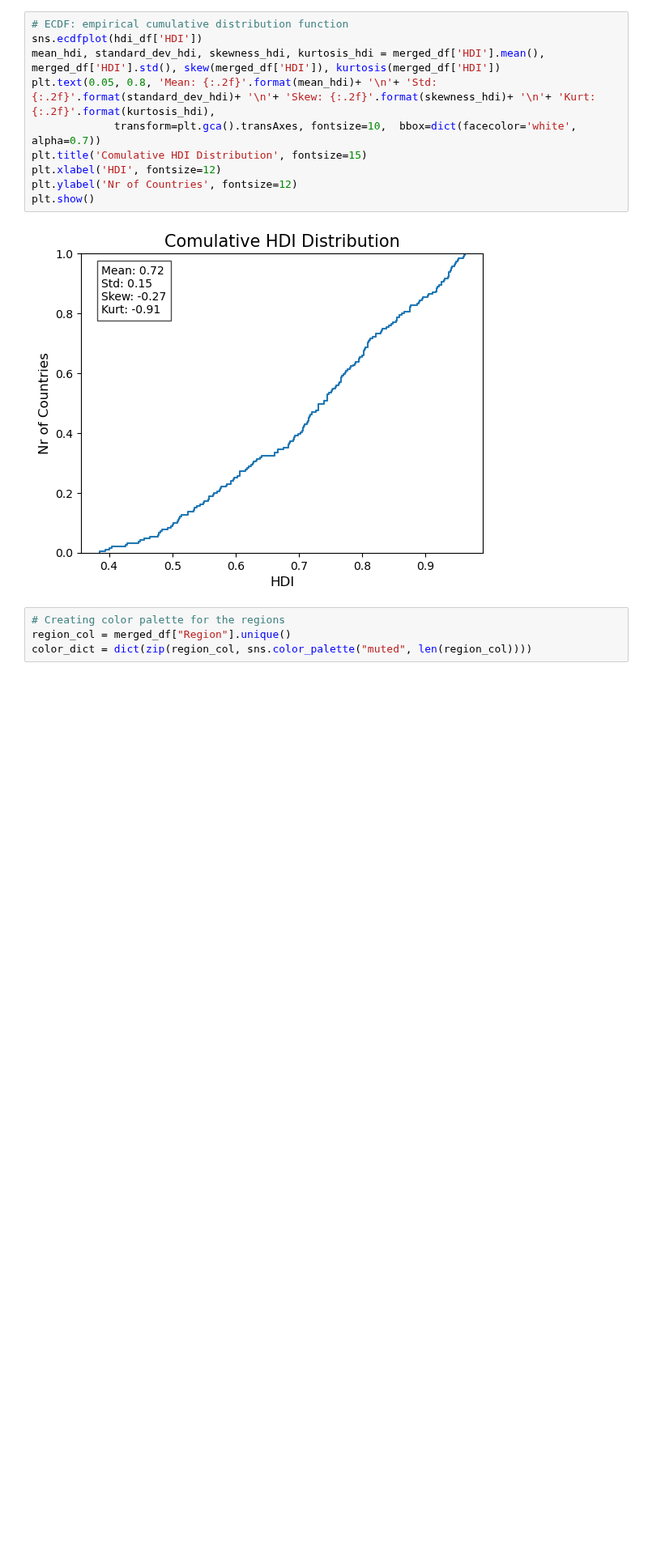
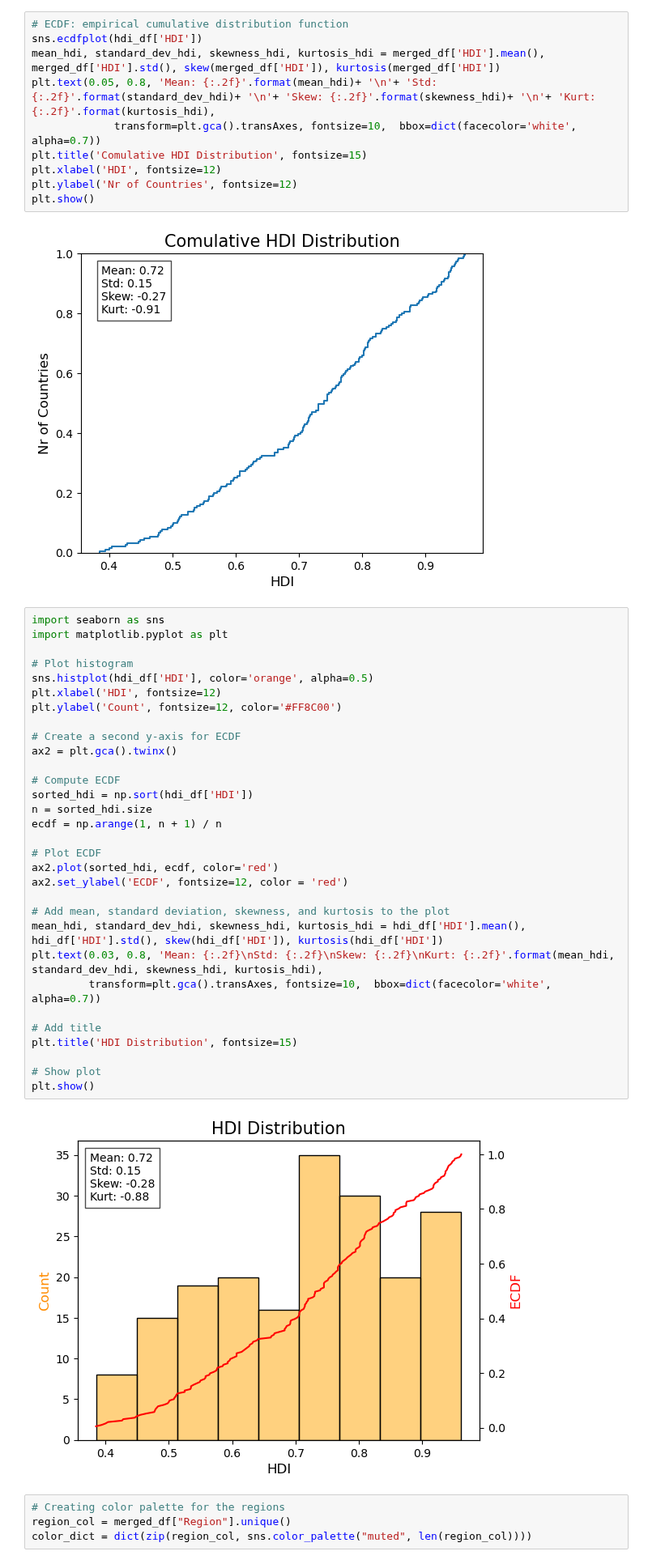
Before and after one commit to jakthehut/HDI-IQ-Analysis, a Jupyter notebook: hdi_iq_analysis.ipynb, the cells around one changed output. Shown at 81% size. Drawn from its saved outputs; the diff is of its cells as text; blank space fills up the shorter version.

Commit message:
merged two distribution plots

```diff
--- a/hdi_iq_analysis.ipynb
+++ b/hdi_iq_analysis.ipynb
@@ -613,6 +613,39 @@ plt.ylabel('Nr of Countries', fontsize=12)
 plt.show()
 # %% [output]
 [figure]
+# %%
+import seaborn as sns
+import matplotlib.pyplot as plt
+
+# Plot histogram
+sns.histplot(hdi_df['HDI'], color='orange', alpha=0.5)
+plt.xlabel('HDI', fontsize=12)
+plt.ylabel('Count', fontsize=12, color='#FF8C00')
+
+# Create a second y-axis for ECDF
+ax2 = plt.gca().twinx()
+
+# Compute ECDF
+sorted_hdi = np.sort(hdi_df['HDI'])
+n = sorted_hdi.size
+ecdf = np.arange(1, n + 1) / n
+
+# Plot ECDF
+ax2.plot(sorted_hdi, ecdf, color='red')
+ax2.set_ylabel('ECDF', fontsize=12, color = 'red')
+
+# Add mean, standard deviation, skewness, and kurtosis to the plot
+mean_hdi, standard_dev_hdi, skewness_hdi, kurtosis_hdi = hdi_df['HDI'].mean(), hdi_df['HDI'].std(), skew(hdi_df['HDI']), kurtosis(hdi_df['HDI'])
+plt.text(0.03, 0.8, 'Mean: {:.2f}\nStd: {:.2f}\nSkew: {:.2f}\nKurt: {:.2f}'.format(mean_hdi, standard_dev_hdi, skewness_hdi, kurtosis_hdi),
+         transform=plt.gca().transAxes, fontsize=10,  bbox=dict(facecolor='white', alpha=0.7))
+
+# Add title
+plt.title('HDI Distribution', fontsize=15)
+
+# Show plot
+plt.show()
+# %% [output]
+[figure, added]
 # %%
 # Creating color palette for the regions
 region_col = merged_df["Region"].unique()
```
Also changed, not shown: parts of 5 cells of this notebook.
